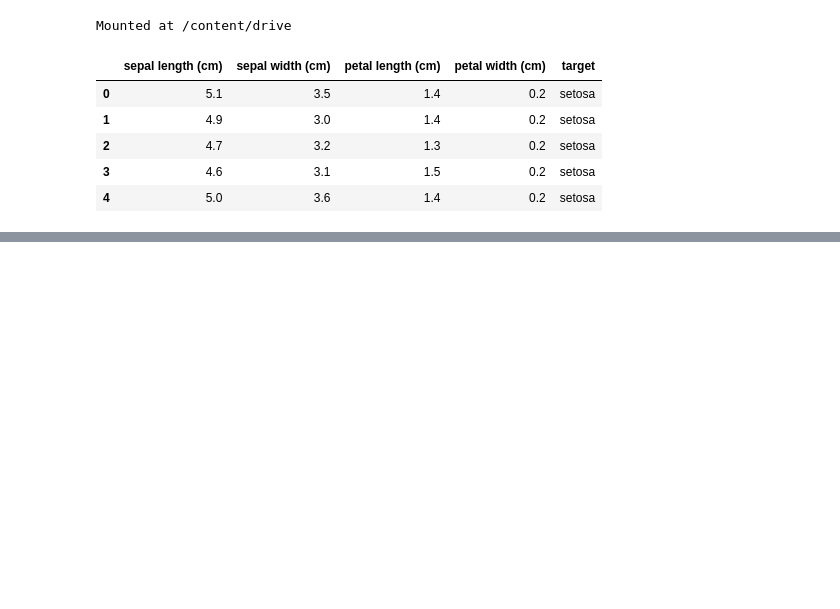
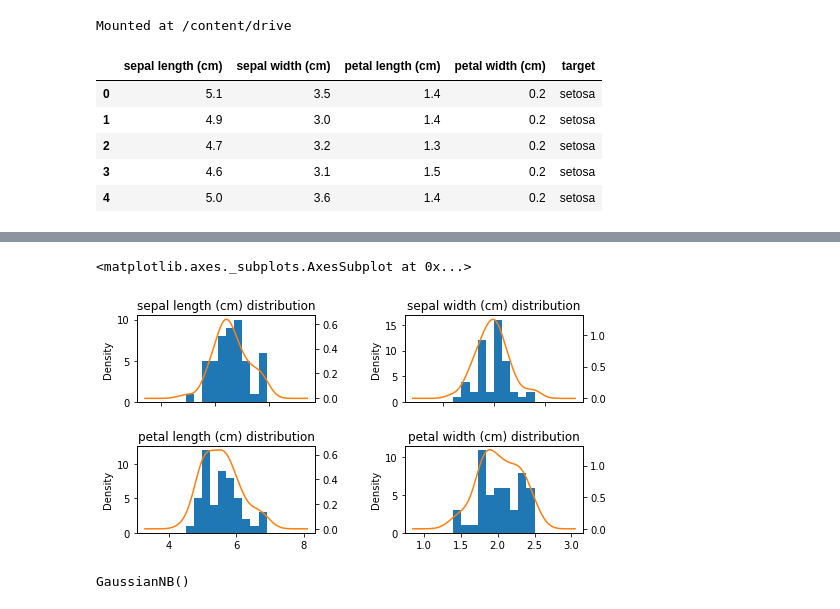
Before and after one commit to s2ul2/bitamin, a Jupyter notebook: 나이브베이즈.ipynb, the cells around one changed output, grey strips where cells are left out. Drawn from its saved outputs; the diff is of its cells as text; code cells hidden in the pictures; blank space fills up the shorter version.

```diff
--- a/나이브베이즈.ipynb
+++ b/나이브베이즈.ipynb
@@ -30,0 +98,29 @@ df.head()
+# %%
+# virginica 분포
+fig, ax = plt.subplots(2, 2)
+plt.subplots_adjust(wspace = 0.5, hspace = 0.5)
+
+virginica['sepal length (cm)'].plot(kind = 'hist', ax = ax[0, 0])
+virginica['sepal length (cm)'].plot(kind = 'kde', ax = ax[0, 0],
+                                secondary_y = True,
+                                 title = 'sepal length (cm) distribution',
+                                 figsize = (8, 4))
+
+virginica['sepal width (cm)'].plot(kind = 'hist', ax = ax[0, 1])
+virginica['sepal width (cm)'].plot(kind = 'kde', ax = ax[0, 1],
+                                secondary_y = True,
+                                 title = 'sepal width (cm) distribution',
+                                 figsize = (8, 4))
+virginica['petal length (cm)'].plot(kind = 'hist', ax = ax[1, 0])
+virginica['petal length (cm)'].plot(kind = 'kde', ax = ax[1, 0],
+                                secondary_y = True,
+                                 title = 'petal length (cm) distribution',
+                                 figsize = (8, 4))
+virginica['petal width (cm)'].plot(kind = 'hist', ax = ax[1, 1])
+virginica['petal width (cm)'].plot(kind = 'kde', ax = ax[1, 1],
+                                secondary_y = True,
+                                 title = 'petal width (cm) distribution',
+                                 figsize = (8, 4))
+# %% [output]
+<matplotlib.axes._subplots.AxesSubplot at 0x...>
+[figure, added]
@@ -30,0 +129,6 @@ df.head()
+# %%
+# 모델링
+model = GaussianNB()
+model.fit(X_train, y_train)
+# %% [output]
+GaussianNB()
```
Also changed, not shown: parts of 8 cells of this notebook.
